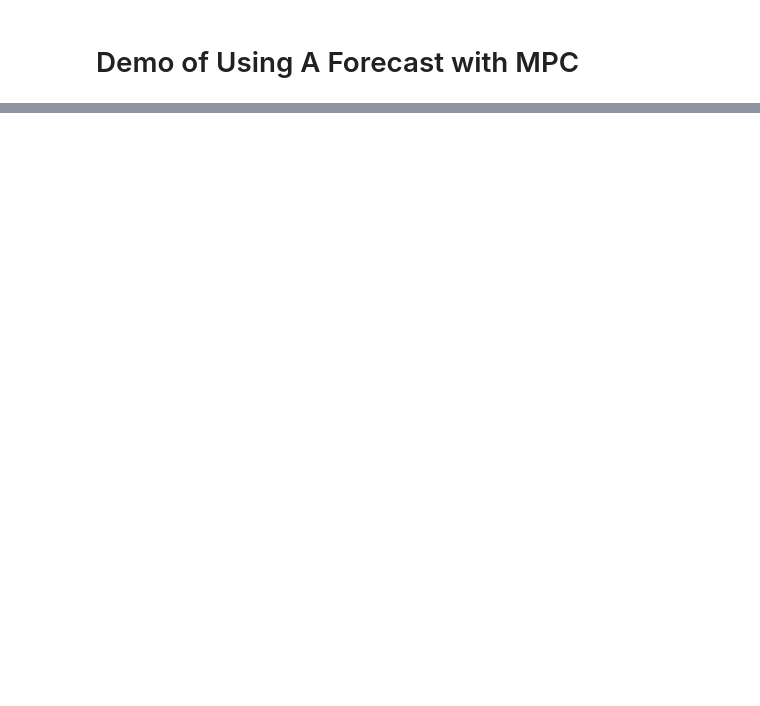
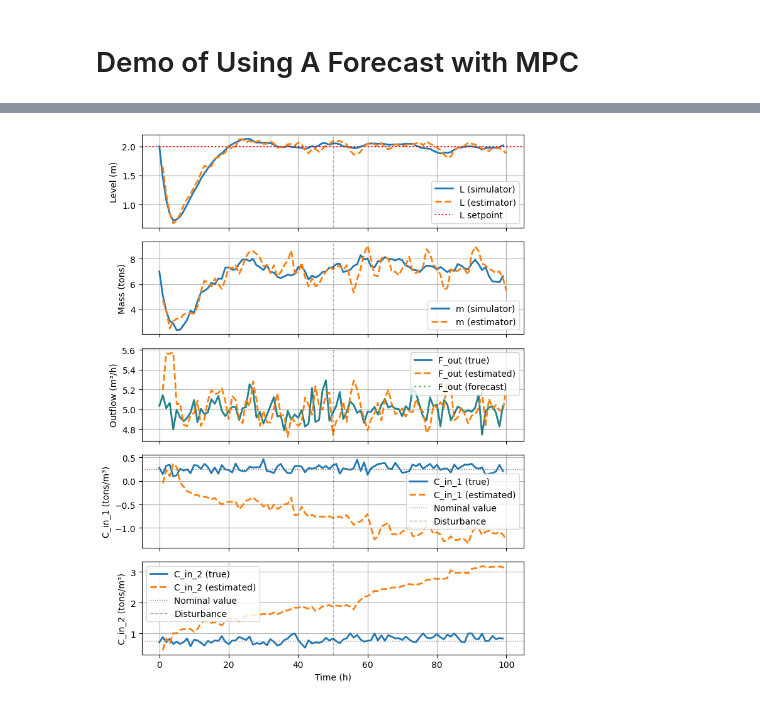
Before and after one commit to billtubbs/feed-conc-ctrl, a Jupyter notebook: do-mpc-forecast-demo.ipynb, the cells around one changed output, grey strips where cells are left out. Drawn from its saved outputs; the diff is of its cells as text; code cells hidden in the pictures; blank space fills up the shorter version.

Commit message:
Added forecasted outflow rates.

```diff
--- a/do-mpc-forecast-demo.ipynb
+++ b/do-mpc-forecast-demo.ipynb
@@ -135,3 +206,18 @@ estimator.set_initial_guess()
+# %%
+# Set initial state
+# States: [L, m, F_out_error, C_in_1, C_in_2]
+x0 = np.array([[2.0], [7.0], [0.0], [0.25], [0.75]])
+# L=2.0 m, m=7.0 tons, F_out_error=0.0 (assuming perfect initial forecast),
+# C_in_1=0.25, C_in_2=0.75
+
+# Set initial state for all components
+mpc.x0 = x0
+simulator.x0 = x0
+estimator.x0 = x0
+
+# Initialize MPC and estimator
+mpc.set_initial_guess()
+estimator.set_initial_guess()
 # %%
 # Simulation parameters
 n_steps = 100
@@ -191,6 +366,6 @@ graphics = Graphics(simulator.data)
 # %%
 # Create figure for states
-fig, ax = plt.subplots(3, 1, figsize=(7, 5.5), sharex=True)
+fig, ax = plt.subplots(5, 1, figsize=(7, 9), sharex=True)
 
 # Plot Level (L)
 ax[0].plot(
@@ -207,6 +382,7 @@ ax[0].plot(
     linewidth=2,
 )
 ax[0].axhline(y=L_sp, color="r", linestyle=":", label="L setpoint")
+ax[0].axvline(x=t_disturbance, color="k", linestyle="--", alpha=0.3, linewidth=1)
 ax[0].set_ylabel("Level (m)")
 ax[0].legend()
 ax[0].grid(True)
@@ -220,33 +396,89 @@ ax[1].plot(
 )
 ax[1].plot(
     estimator.data["_time"],
     estimator.data["_x", "m"],
     "--",
     label="m (estimator)",
     linewidth=2,
 )
+ax[1].axvline(x=t_disturbance, color="k", linestyle="--", alpha=0.3, linewidth=1)
 ax[1].set_ylabel("Mass (tons)")
 ax[1].legend()
 ax[1].grid(True)
 
 # Plot F_out (true vs estimated)
+# F_out = F_out_fcast + F_out_error
 ax[2].plot(
     simulator.data["_time"],
-    simulator.data["_x", "F_out"],
+    simulator.data["_aux", "F_out"],
     label="F_out (true)",
     linewidth=2,
 )
+# Estimated F_out from estimator
+F_out_est = estimator.data["_tvp", "F_out_fcast"] + estimator.data["_x", "F_out_error"]
 ax[2].plot(
     estimator.data["_time"],
-    estimator.data["_x", "F_out"],
+    F_out_est,
     "--",
     label="F_out (estimated)",
     linewidth=2,
 )
+# Forecast
+ax[2].plot(
+    simulator.data["_time"],
+    simulator.data["_tvp", "F_out_fcast"],
+    ":",
+    label="F_out (forecast)",
+    linewidth=2,
+    alpha=0.7,
+)
+ax[2].axvline(x=t_disturbance, color="k", linestyle="--", alpha=0.3, linewidth=1)
 ax[2].set_ylabel("Outflow (m³/h)")
-ax[2].set_xlabel("Time (h)")
 ax[2].legend()
 ax[2].grid(True)
 
+# Plot C_in_1 (true vs estimated)
+ax[3].plot(
+    simulator.data["_time"],
+    simulator.data["_x", "C_in_1"],
+    label="C_in_1 (true)",
+    linewidth=2,
+)
+ax[3].plot(
+    estimator.data["_time"],
+    estimator.data["_x", "C_in_1"],
+    "--",
+    label="C_in_1 (estimated)",
+    linewidth=2,
+)
+ax[3].axhline(y=C_in_1_nominal, color="gray", linestyle=":", label="Nominal value", linewidth=1)
+ax[3].axvline(x=t_disturbance, color="k", linestyle="--", alpha=0.3, linewidth=1, label="Disturbance")
+ax[3].set_ylabel("C_in_1 (tons/m³)")
+ax[3].legend()
+ax[3].grid(True)
+
+# Plot C_in_2 (true vs estimated)
+ax[4].plot(
+    simulator.data["_time"],
+    simulator.data["_x", "C_in_2"],
+    label="C_in_2 (true)",
+    linewidth=2,
+)
+ax[4].plot(
+    estimator.data["_time"],
+    estimator.data["_x", "C_in_2"],
+    "--",
+    label="C_in_2 (estimated)",
+    linewidth=2,
+)
+ax[4].axhline(y=C_in_2_nominal, color="gray", linestyle=":", label="Nominal value", linewidth=1)
+ax[4].axvline(x=t_disturbance, color="k", linestyle="--", alpha=0.3, linewidth=1, label="Disturbance")
+ax[4].set_ylabel("C_in_2 (tons/m³)")
+ax[4].set_xlabel("Time (h)")
+ax[4].legend()
+ax[4].grid(True)
+
 plt.tight_layout()
 plt.show()
+# %% [output]
+[figure, added]
```
Also changed, not shown: parts of 24 cells of this notebook.
